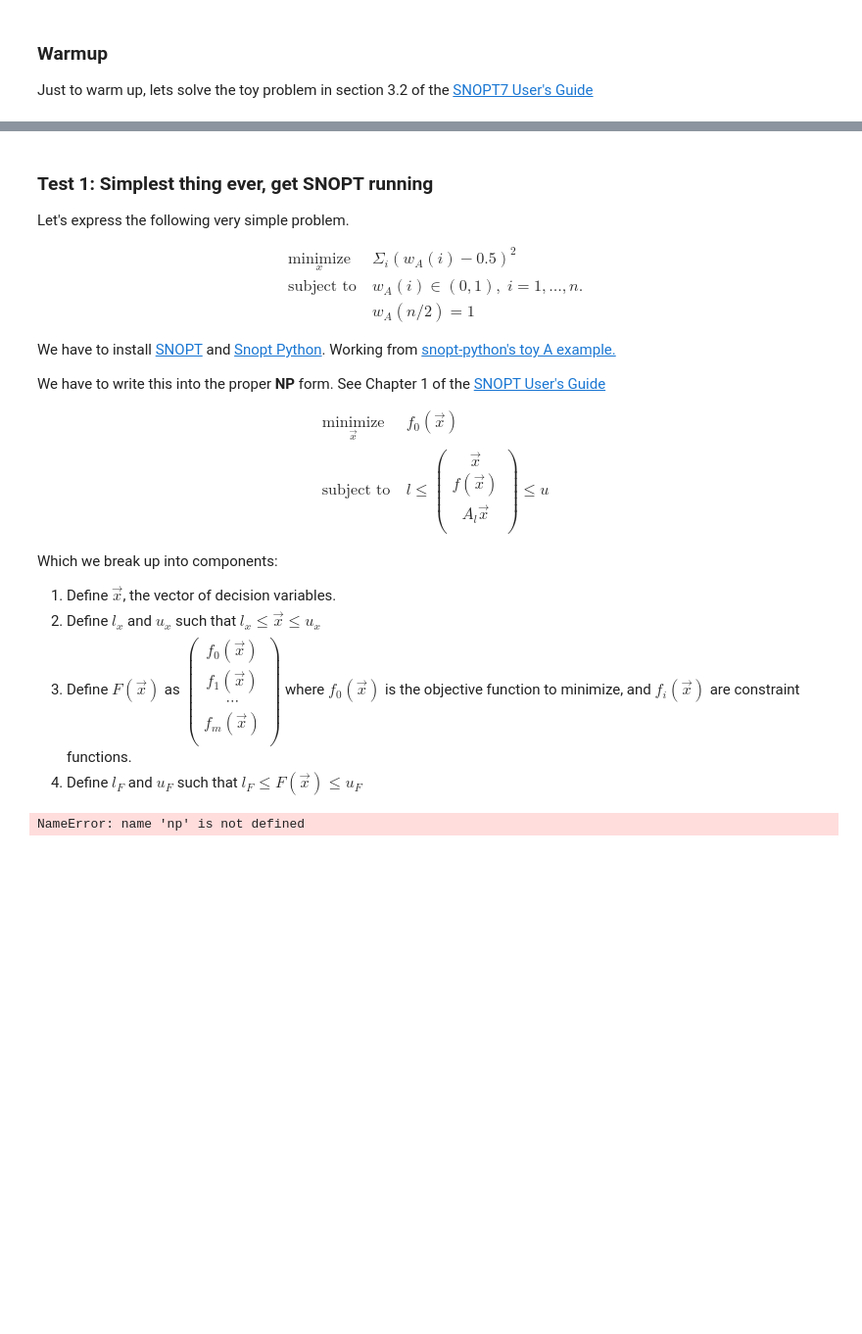
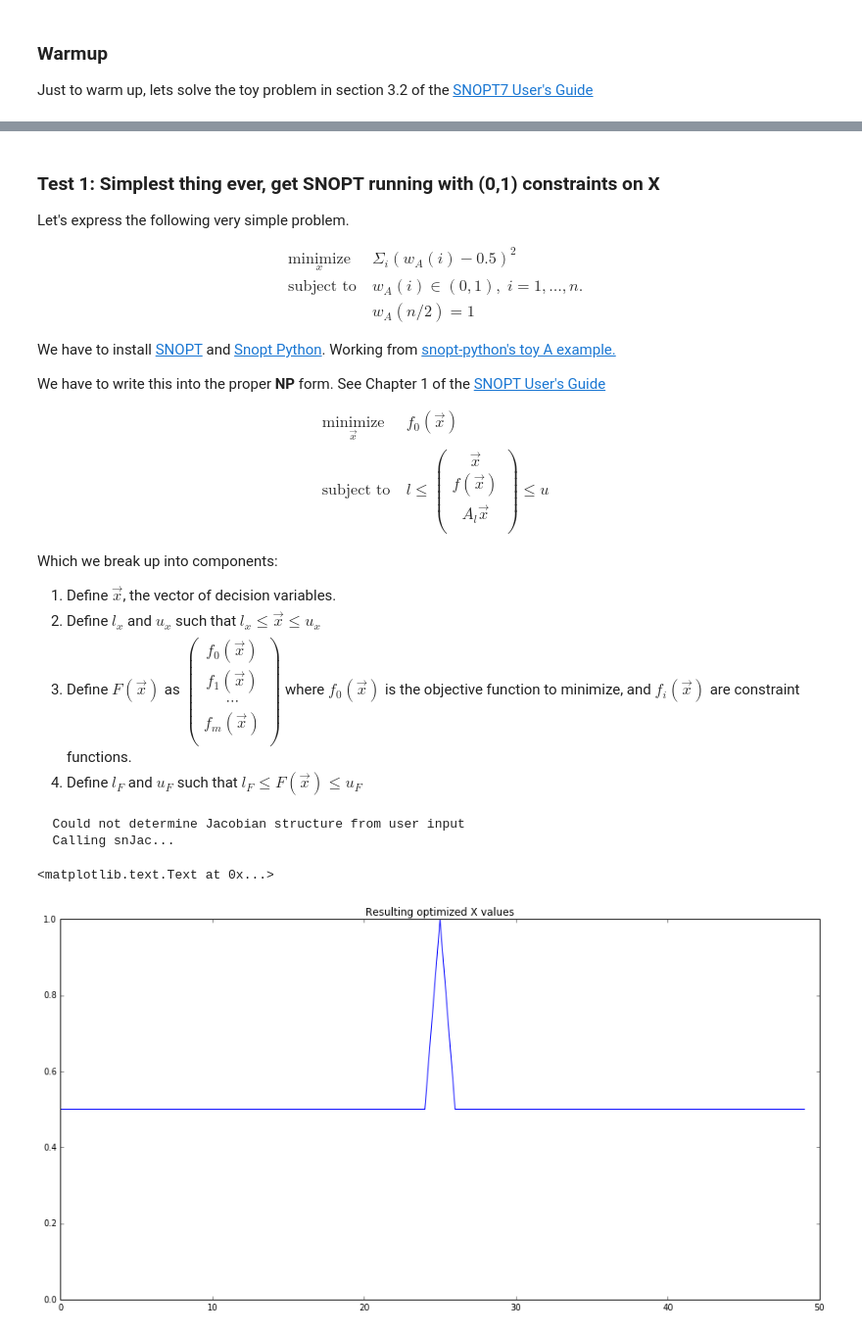
Before and after one commit to njoubert/spooky, a Jupyter notebook: experiments/ipython/13 - NJ - First attempts at optimizing blending function.ipynb, the cells around one changed output, grey strips where cells are left out. Shown at 98% size. Cells and saved outputs as stored; diff of their text form; code cells hidden in the pictures; blank space fills up the shorter version.

```diff
--- a/experiments/ipython/13 - NJ - First attempts at optimizing blending function.ipynb
+++ b/experiments/ipython/13 - NJ - First attempts at optimizing blending function.ipynb
@@ -228,5 +250,5 @@ print snopt.x
 # %% [markdown]
-### Test 1: Simplest thing ever, get SNOPT running
+### Test 1: Simplest thing ever, get SNOPT running with (0,1) constraints on X
 
 Let's express the following very simple problem.
 
@@ -278,35 +300,49 @@ f_m(\vec{x})\\
 4. Define $l_F$ and $u_F$ such that $l_F \leq F(\vec{x}) \leq u_F$
 # %%
 from optimize.snopt7 import SNOPT_solver
+import numpy as np
 
 inf = 1.0e20
 
 snopt = SNOPT_solver()
-snopt.setOption('Verbose',True)
+snopt.setOption('Verbose',False)
 snopt.setOption('Solution print',True)
 snopt.setOption('Print file','blend_test1.out')
 
+nsamples = 50
+
 # 1. Set up decision variables
-x0 = np.array([-1.0]*50)
+x0 = np.array([-1.0]*nsamples)
 
 # 2. Set up the bounds on x
-low_x = np.array([0.0]*50)
-upp_x = np.array([1.0]*50)
+low_x = np.array([0.0]*nsamples)
+upp_x = np.array([1.0]*nsamples)
 
 # 3. Set up the objective function
-def blend_test2_objF(status,x,needF,needG,cu,iu,ru):
+def blend_test1_objF(status,x,needF,needG,cu,iu,ru):
     F = np.array([np.sum((x - 0.5)**2)]) # objective row
     return status, F
 
 # 4. Set up bounds on F
 low_F    = np.array([ -inf])
 upp_F    = np.array([  inf])
 
+# 5. Lets set up an equality constraint on one of the centerpoints
+low_x[nsamples/2] = 1.0
+
+# Matrix uses fortran numbering or something
+ObjRow = 1
+
 # We first solve the problem without providing derivative info
 snopt.snopta(name='blend_test1',x0=x0,xlow=low_x,xupp=upp_x,
-             Flow=low_F,Fupp=upp_F,ObjRow=0,
-             usrfun=blend_test2_objF)
+             Flow=low_F,Fupp=upp_F,ObjRow=ObjRow,
+             usrfun=blend_test1_objF)
 
-print snopt.x
+plt.plot(snopt.x)
+plt.ylim([0,1])
+plt.title("Resulting optimized X values")
 # %% [output]
-NameError: name 'np' is not defined
+  Could not determine Jacobian structure from user input
+  Calling snJac...
+<matplotlib.text.Text at 0x...>
+[figure, added]
```
Also changed, not shown: parts of 8 cells of this notebook.
